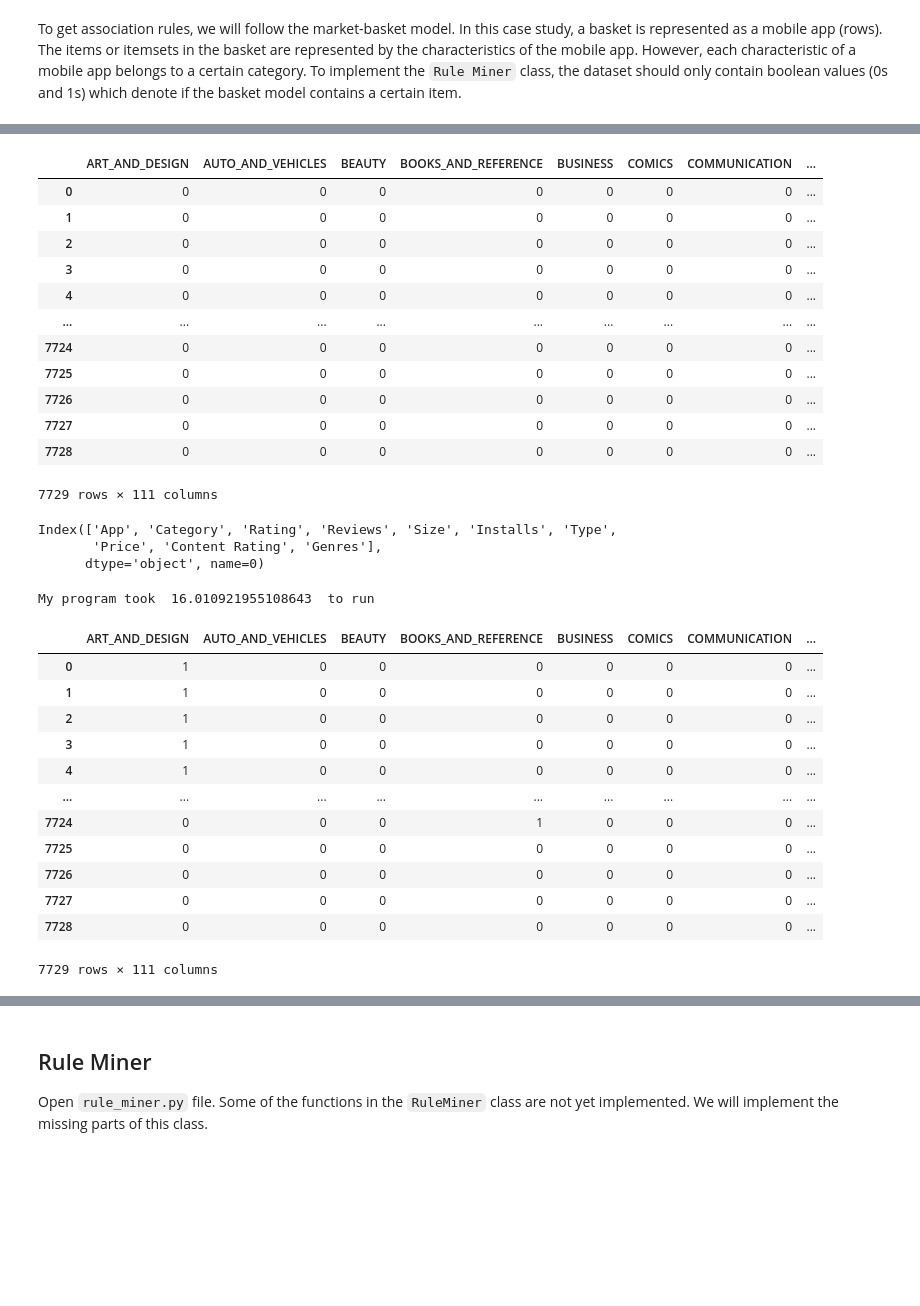
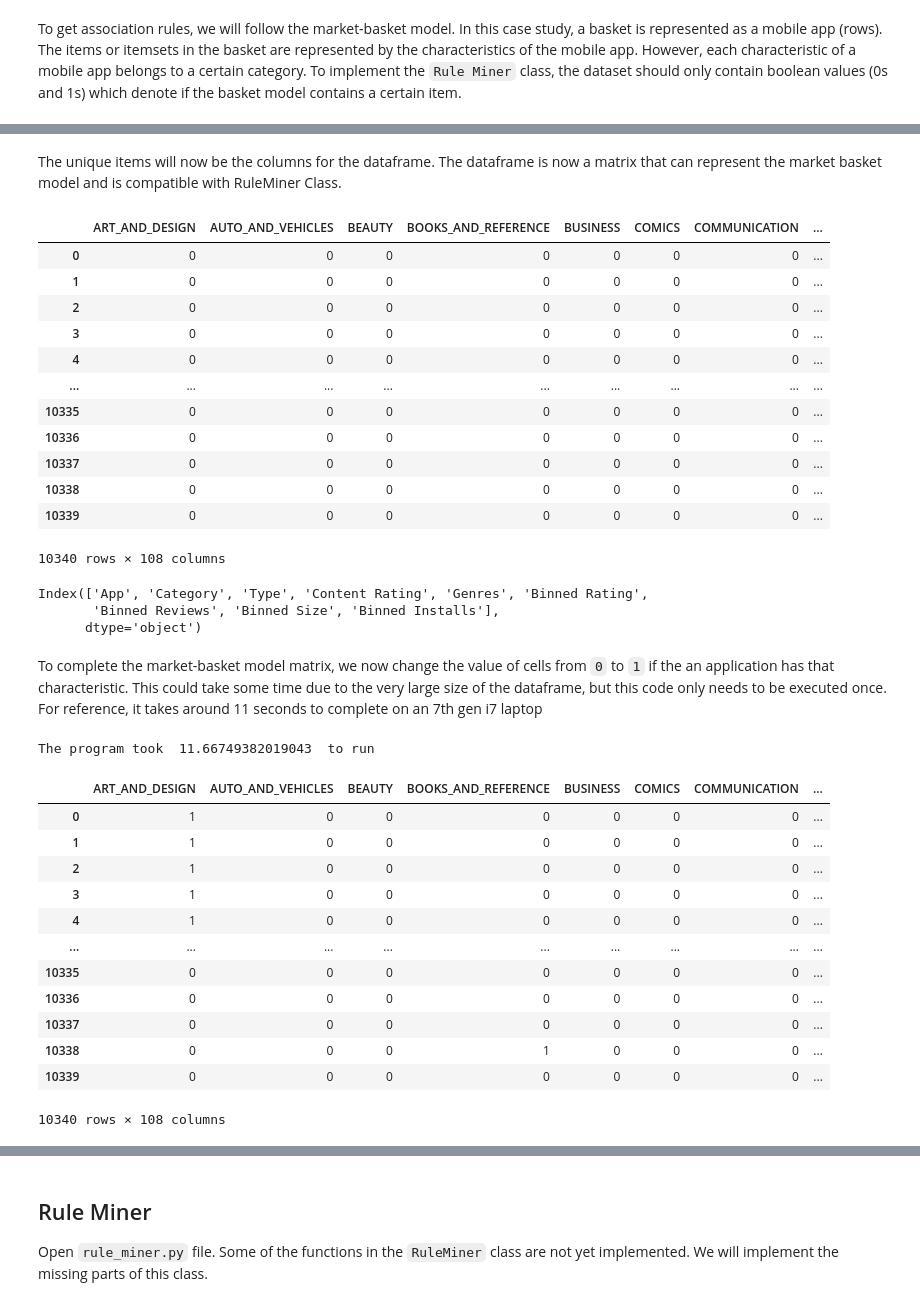
Before and after one commit to geosefuy/CSMODEL-CaseStudy, a Jupyter notebook: Google Play Store - Association Rules.ipynb, the cells around one changed output, grey strips where cells are left out. Drawn from its saved outputs; the diff is of its cells as text; code cells hidden in the pictures; blank space fills up the shorter version.

Commit message:
Association Rules Working

```diff
--- a/Google Play Store - Association Rules.ipynb
+++ b/Google Play Store - Association Rules.ipynb
@@ -330,0 +490,3 @@ df_binned
+# %%
+apps_df['Binned Installs'] = pd.qcut(apps_df['Installs'], 5, labels=['Installs(very small)', 'Installs(small)', 'Installs(average)', 'Installs(large)', 'Installs(very large)'])
+apps_df['Binned Installs'].unique()
@@ -337,9 +543,11 @@ The dataset will be converted so that the columns are the unique values instead
 # %%
 items = np.ndarray(shape=(1), dtype=object)
 
-for i in range(1, len(df_binned.columns)):
-    items = np.concatenate( (items, df_binned[df_binned.columns[i]].unique()), axis=0)
+for i in range(1, len(apps_df.columns)):
+    items = np.concatenate( (items, apps_df[apps_df.columns[i]].unique()), axis=0)
 
 items = np.delete(items, [0])
-items
+
+for i in range(len(items)):
+    print(items[i])
 # %% [output]
@@ -363,5 +571,7 @@ array(['ART_AND_DESIGN', 'AUTO_AND_VEHICLES', 'BEAUTY',
+# %% [markdown]
+The unique items will now be the columns for the dataframe. The dataframe is now a matrix that can represent the market basket model and is compatible with RuleMiner Class.
 # %%
-df_assoc = pd.DataFrame(0, index=np.arange(len(df_binned.index)), columns=items)
+df_assoc = pd.DataFrame(0, index=np.arange(len(apps_df.index)), columns=items)
 df_assoc
 # %% [output]
 |  | ART_AND_DESIGN | AUTO_AND_VEHICLES | BEAUTY | BOOKS_AND_REFERENCE | BUSINESS | COMICS | COMMUNICATION | ... |
@@ -371,42 +581,44 @@ df_assoc
 | 3 | 0 | 0 | 0 | 0 | 0 | 0 | 0 | ... |
 | 4 | 0 | 0 | 0 | 0 | 0 | 0 | 0 | ... |
 | ... | ... | ... | ... | ... | ... | ... | ... | ... |
-| 7724 | 0 | 0 | 0 | 0 | 0 | 0 | 0 | ... |
-| 7725 | 0 | 0 | 0 | 0 | 0 | 0 | 0 | ... |
-| 7726 | 0 | 0 | 0 | 0 | 0 | 0 | 0 | ... |
-| 7727 | 0 | 0 | 0 | 0 | 0 | 0 | 0 | ... |
-| 7728 | 0 | 0 | 0 | 0 | 0 | 0 | 0 | ... |
+| 10335 | 0 | 0 | 0 | 0 | 0 | 0 | 0 | ... |
+| 10336 | 0 | 0 | 0 | 0 | 0 | 0 | 0 | ... |
+| 10337 | 0 | 0 | 0 | 0 | 0 | 0 | 0 | ... |
+| 10338 | 0 | 0 | 0 | 0 | 0 | 0 | 0 | ... |
+| 10339 | 0 | 0 | 0 | 0 | 0 | 0 | 0 | ... |
-7729 rows × 111 columns
+10340 rows × 108 columns
 # %%
-columns = df_binned.columns
+columns = apps_df.columns
 columns
 # %% [output]
-Index(['App', 'Category', 'Rating', 'Reviews', 'Size', 'Installs', 'Type',
-       'Price', 'Content Rating', 'Genres'],
-      dtype='object', name=0)
+Index(['App', 'Category', 'Type', 'Content Rating', 'Genres', 'Binned Rating',
+       'Binned Reviews', 'Binned Size', 'Binned Installs'],
+      dtype='object')
+# %% [markdown]
+To complete the market-basket model matrix, we now change the value of cells from `0` to `1` if the an application has that characteristic. This could take some time due to the very large size of the dataframe, but this code only needs to be executed once. For reference, it takes around 11 seconds to complete on an 7th gen i7 laptop
 # %%
 import time
 start_time = time.time()
 
 for i in range(len(df_assoc.index)):
     for j in range(1, len(columns)):
-        df_assoc.loc[df_assoc.index[i], df_binned.loc[df_binned.index[i], columns[j]]] = 1
+        df_assoc.loc[df_assoc.index[i], apps_df.loc[apps_df.index[i], columns[j]]] = 1
 
-print ("My program took ", time.time() - start_time, " to run")
+print ("The program took ", time.time() - start_time, " to run")
 
 df_assoc
 # %% [output]
-My program took  16.010921955108643  to run
+The program took  11.66749382019043  to run
 |  | ART_AND_DESIGN | AUTO_AND_VEHICLES | BEAUTY | BOOKS_AND_REFERENCE | BUSINESS | COMICS | COMMUNICATION | ... |
 | 0 | 1 | 0 | 0 | 0 | 0 | 0 | 0 | ... |
 | 1 | 1 | 0 | 0 | 0 | 0 | 0 | 0 | ... |
 | 2 | 1 | 0 | 0 | 0 | 0 | 0 | 0 | ... |
 | 3 | 1 | 0 | 0 | 0 | 0 | 0 | 0 | ... |
 | 4 | 1 | 0 | 0 | 0 | 0 | 0 | 0 | ... |
 | ... | ... | ... | ... | ... | ... | ... | ... | ... |
-| 7724 | 0 | 0 | 0 | 1 | 0 | 0 | 0 | ... |
-| 7725 | 0 | 0 | 0 | 0 | 0 | 0 | 0 | ... |
-| 7726 | 0 | 0 | 0 | 0 | 0 | 0 | 0 | ... |
-| 7727 | 0 | 0 | 0 | 0 | 0 | 0 | 0 | ... |
-| 7728 | 0 | 0 | 0 | 0 | 0 | 0 | 0 | ... |
+| 10335 | 0 | 0 | 0 | 0 | 0 | 0 | 0 | ... |
+| 10336 | 0 | 0 | 0 | 0 | 0 | 0 | 0 | ... |
+| 10337 | 0 | 0 | 0 | 0 | 0 | 0 | 0 | ... |
+| 10338 | 0 | 0 | 0 | 1 | 0 | 0 | 0 | ... |
+| 10339 | 0 | 0 | 0 | 0 | 0 | 0 | 0 | ... |
-7729 rows × 111 columns
+10340 rows × 108 columns
```
Also changed, not shown: parts of 131 cells of this notebook.
